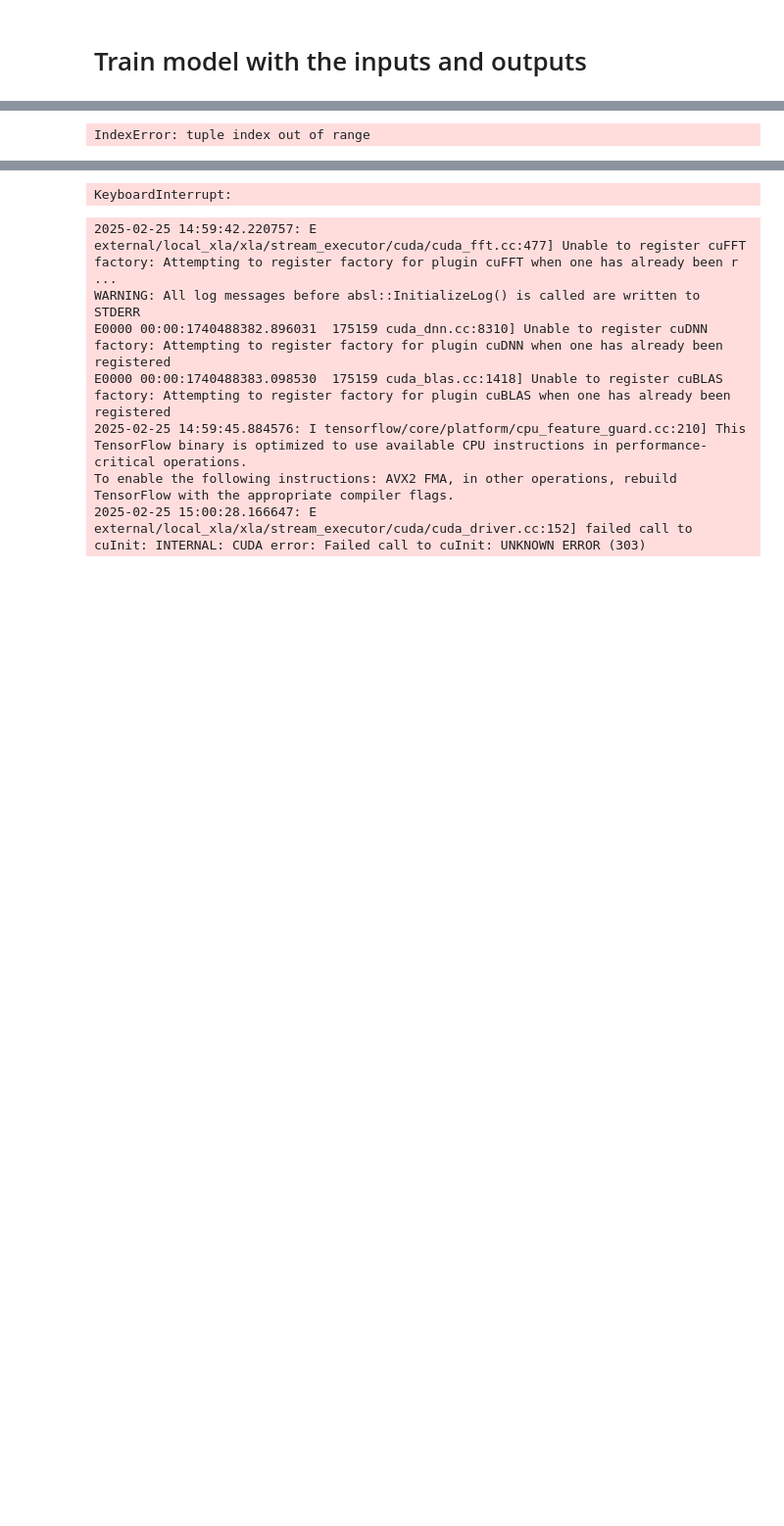
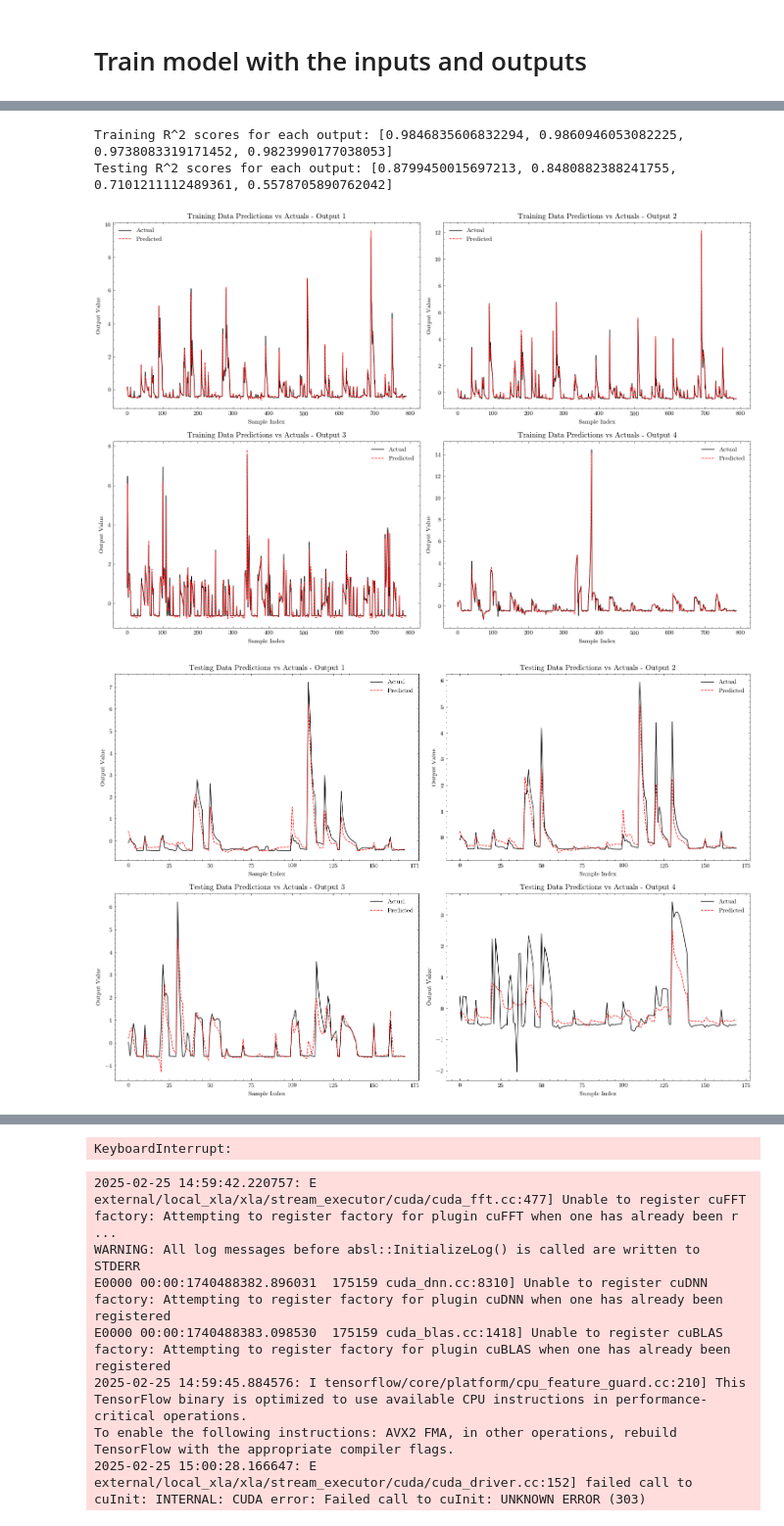
Before and after one commit to DIGIfusion/enchanted-surrogates, a Jupyter notebook: notebooks/model_sprint_anna.ipynb, the cells around one changed output, grey strips where cells are left out. Shown at 98% size. Saved outputs shown, nothing was run; the diff lists cells and outputs as text; code cells hidden in the pictures; blank space fills up the shorter version.

Commit message:
update before making histograms

```diff
--- a/notebooks/model_sprint_anna.ipynb
+++ b/notebooks/model_sprint_anna.ipynb
@@ -15,7 +15,7 @@ num_samples = 15 # if using SSG, it will find the level to get at least this amo
 
 #set the bounds, order t_eped, n_eped, d_n_ped (=d_T_ped), n_esep
 bounds = [[1.0, 1.8], [3.0, 4.4], [0.05, 0.1], [0.5, 2.8]]
-
+x0_grid = [0.94,0.95,0.96,0.97,0.98,0.99]
 #set output directory (can be empty or non-empty for analysis)
 if sampling == 0:
     base_run_dir = '/scratch/project_462000451/daniel/sprint_out/helena/full_test'
@@ -156,21 +237,21 @@ import torch.nn as nn
 import torch.optim as optim
 
 # Assuming your inputs_train and outputs_train are numpy arrays and need to be converted to PyTorch tensors
-inputs_train = torch.tensor(inputs_train, dtype=torch.float32)
-outputs_train = torch.tensor(outputs_train, dtype=torch.float32)
+inputs_train_scaled = torch.tensor(inputs_train_scaled, dtype=torch.float32)
+outputs_train_scaled = torch.tensor(outputs_train_scaled, dtype=torch.float32)
 
 # Define the model
 class SimpleMLP(nn.Module):
     def __init__(self):
         super(SimpleMLP, self).__init__()
 
-        self.fc1 = nn.Linear(585, 256)
+        self.fc1 = nn.Linear(585, 600)
         self.relu1 = nn.ReLU()
-        self.fc2 = nn.Linear(256, 128)
+        self.fc2 = nn.Linear(600, 228)
         self.relu2 = nn.ReLU()
-        self.fc3 = nn.Linear(128, 64)
+        self.fc3 = nn.Linear(228, 64)
         self.relu3 = nn.ReLU()
-        self.output = nn.Linear(64, 1)
+        self.output = nn.Linear(64, 4)
 
     def forward(self, x):
         x = self.relu1(self.fc1(x))
@@ -184,14 +265,14 @@ model = SimpleMLP()
 print(next(model.parameters()).dtype)
 # Define the loss function and optimizer
 criterion = nn.MSELoss()
-optimizer = optim.Adam(model.parameters(), lr=0.001)
+optimizer = optim.Adam(model.parameters(), lr=0.003)
 
 # Training the model
 model.train()  # Set the model to training mode
-for epoch in range(400):  # Number of epochs
+for epoch in range(700):  # Number of epochs
     optimizer.zero_grad()  # Zero the gradients
-    outputs_model = model(inputs_train)
-    loss = criterion(outputs_model, outputs_train)
+    outputs_model = model(inputs_train_scaled)
+    loss = criterion(outputs_model, outputs_train_scaled)
     loss.backward()  # Backpropagation
     optimizer.step()  # Update the weights
 
@@ -219,6 +299,8 @@ Epoch 400, Loss: 0.007345031946897507
 import torch
 import matplotlib.pyplot as plt
 from sklearn.metrics import r2_score
+import scienceplots
+plt.style.use(['science','no-latex'])
 
 # Function to perform predictions and calculate metrics
 def evaluate_model(data_loader, model, device='cpu'):
@@ -237,6 +319,7 @@ def evaluate_model(data_loader, model, device='cpu'):
     predictions = torch.cat(predictions, dim=0).numpy()
 
     r2_scores = [r2_score(true_values[:, i], predictions[:, i]) for i in range(true_values.shape[1])]
+    #r2_scores = r2_score(true_values, predictions)
 
     return true_values, predictions, r2_scores
 
@@ -244,42 +327,51 @@ def evaluate_model(data_loader, model, device='cpu'):
 # Creating data loaders for batch processing (optional, beneficial if data is large)
 from torch.utils.data import TensorDataset, DataLoader
 
-inputs_test = torch.tensor(inputs_test, dtype=torch.float32)
-outputs_test = torch.tensor(outputs_test, dtype=torch.float32)
+inputs_train_scaled = torch.tensor(inputs_train_scaled, dtype=torch.float32)
+outputs_train_scaled = torch.tensor(outputs_train_scaled, dtype=torch.float32)
+inputs_test_scaled = torch.tensor(inputs_test_scaled, dtype=torch.float32)
+outputs_test_scaled = torch.tensor(outputs_test_scaled, dtype=torch.float32)
 # Convert data to datasets
-train_dataset = TensorDataset(inputs_train, outputs_train)
-test_dataset = TensorDataset(inputs_test, outputs_test)
+train_dataset_scaled = TensorDataset(inputs_train_scaled, outputs_train_scaled)
+test_dataset_scaled = TensorDataset(inputs_test_scaled, outputs_test_scaled)
 
 # Create data loaders
-train_loader = DataLoader(train_dataset, batch_size=10, shuffle=False)
-test_loader = DataLoader(test_dataset, batch_size=10, shuffle=False)
+train_loader = DataLoader(train_dataset_scaled, batch_size=10, shuffle=False)
+test_loader = DataLoader(test_dataset_scaled, batch_size=10, shuffle=False)
 
 # Evaluate on training data
 train_actuals, train_predictions, train_r2 = evaluate_model(train_loader, model)
 
 # Evaluate on testing data
 test_actuals, test_predictions, test_r2 = evaluate_model(test_loader, model)
 
 # Print R^2 scores
 print("Training R^2 scores for each output:", train_r2)
 print("Testing R^2 scores for each output:", test_r2)
 
 # Plotting function
 def plot_results(actuals, predictions, title):
     plt.figure(figsize=(15, 10))
     for i in range(actuals.shape[1]):
+    #for i in [0]:
         plt.subplot(2, 2, i + 1)
-        plt.plot(actuals[:, i], 'b-', label='Actual')
+        #plt.plot(actuals[:], 'b-', label='Actual')
+        #plt.plot(predictions[:], 'r--', label='Predicted')
+        plt.plot(actuals[:, i], 'black', label='Actual')
         plt.plot(predictions[:, i], 'r--', label='Predicted')
         plt.title(f'{title} - Output {i+1}')
         plt.xlabel('Sample Index')
         plt.ylabel('Output Value')
         plt.legend()
     plt.tight_layout()
     plt.show()
 
 # Plot results
 plot_results(train_actuals, train_predictions, "Training Data Predictions vs Actuals")
 plot_results(test_actuals, test_predictions, "Testing Data Predictions vs Actuals")
+plot_results(test_actuals[110:120], test_predictions[110:120], "Testing Data Predictions vs Actuals")
 # %% [output]
-IndexError: tuple index out of range
+Training R^2 scores for each output: [0.9846835606832294, 0.9860946053082225, 0.9738083319171452, 0.9823990177038053]
+Testing R^2 scores for each output: [0.8799450015697213, 0.8480882388241755, 0.7101211112489361, 0.5578705890762042]
+[figure, added]
+[figure, added]
```
Also changed, not shown: parts of 8 cells of this notebook, 2 other files.
